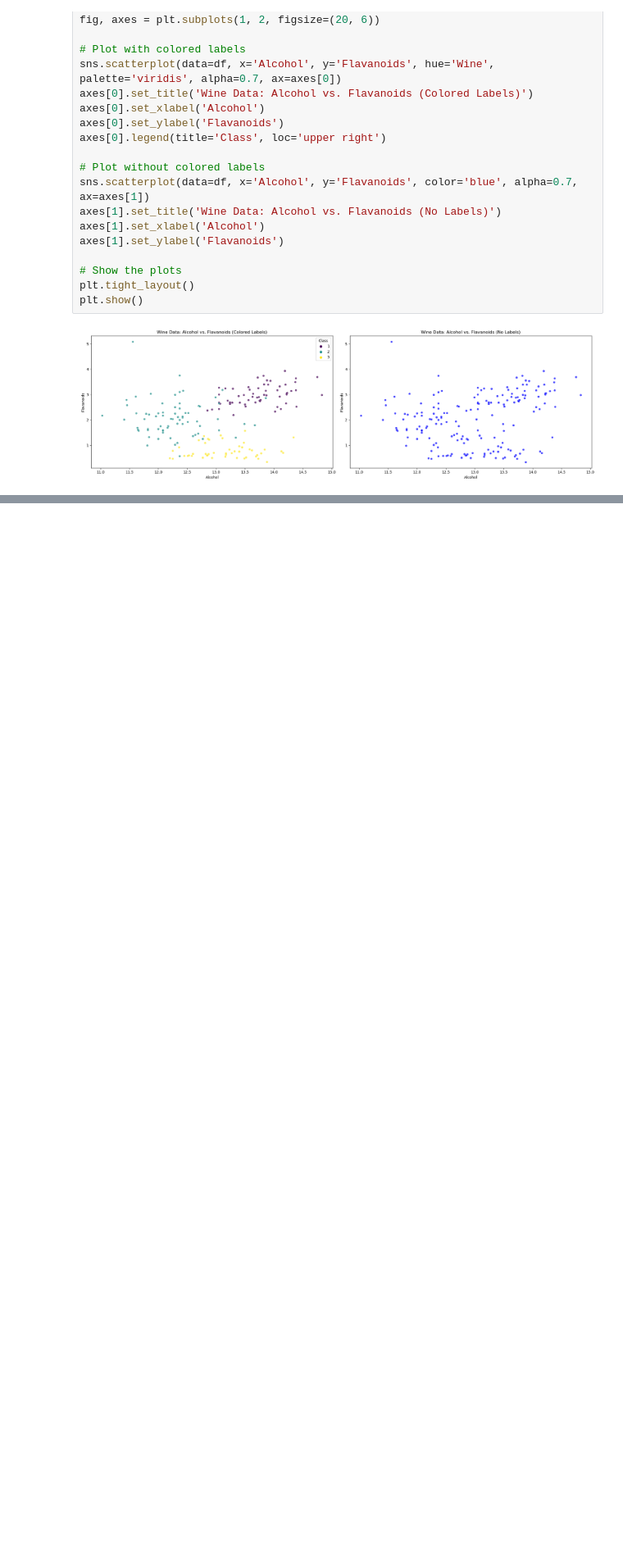
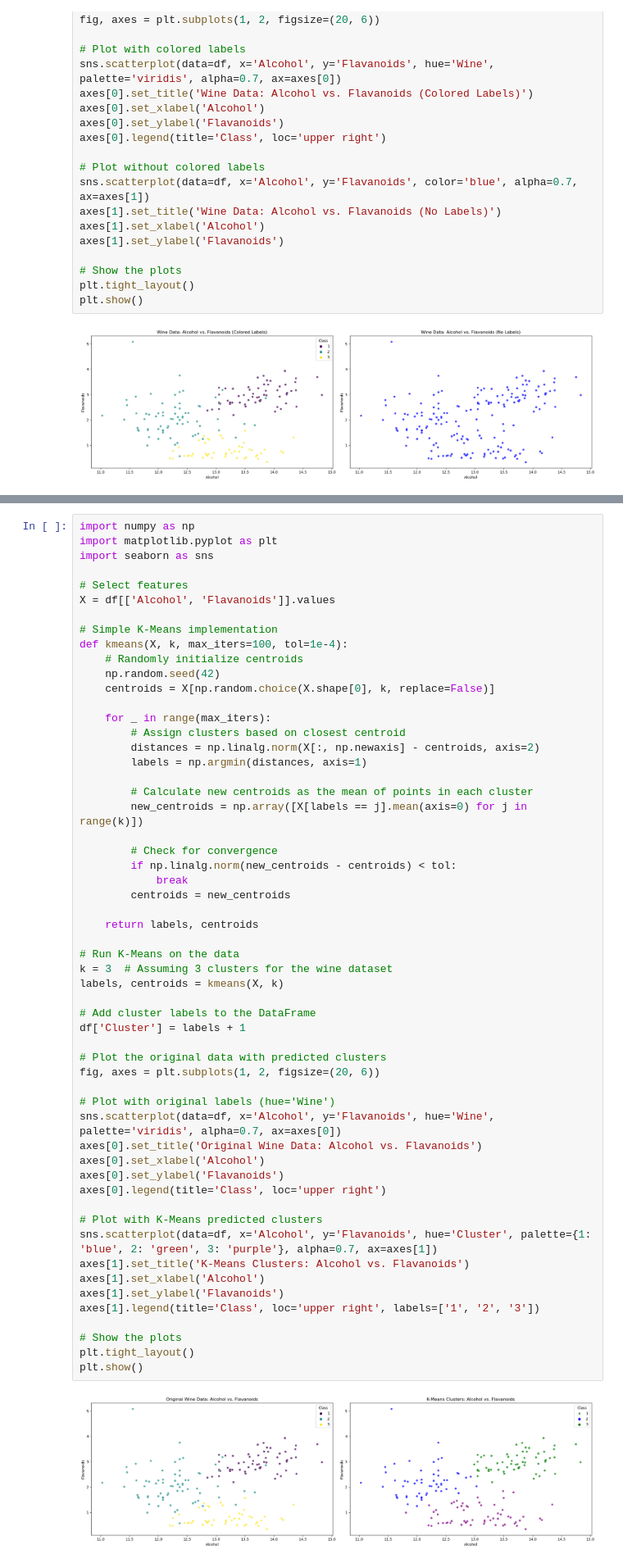
Before and after one commit to Becxster/INDE-577, a Jupyter notebook: Unsupervised Learning/K-Means Clustering/k_means_clustering.ipynb, the cells around one changed output, grey strips where cells are left out. Shown at 82% size. Saved outputs shown, nothing was run; the diff lists cells and outputs as text; blank space fills up the shorter version.

```diff
--- a/Unsupervised Learning/K-Means Clustering/k_means_clustering.ipynb
+++ b/Unsupervised Learning/K-Means Clustering/k_means_clustering.ipynb
@@ -79,0 +140,58 @@ plt.show()
+# %%
+import numpy as np
+import matplotlib.pyplot as plt
+import seaborn as sns
+
+# Select features
+X = df[['Alcohol', 'Flavanoids']].values
+
+# Simple K-Means implementation
+def kmeans(X, k, max_iters=100, tol=1e-4):
+    # Randomly initialize centroids
+    np.random.seed(42)
+    centroids = X[np.random.choice(X.shape[0], k, replace=False)]
+
+    for _ in range(max_iters):
+        # Assign clusters based on closest centroid
+        distances = np.linalg.norm(X[:, np.newaxis] - centroids, axis=2)
+        labels = np.argmin(distances, axis=1)
+
+        # Calculate new centroids as the mean of points in each cluster
+        new_centroids = np.array([X[labels == j].mean(axis=0) for j in range(k)])
+
+        # Check for convergence
+        if np.linalg.norm(new_centroids - centroids) < tol:
+            break
+        centroids = new_centroids
+
+    return labels, centroids
+
+# Run K-Means on the data
+k = 3  # Assuming 3 clusters for the wine dataset
+labels, centroids = kmeans(X, k)
+
+# Add cluster labels to the DataFrame
+df['Cluster'] = labels + 1
+
+# Plot the original data with predicted clusters
+fig, axes = plt.subplots(1, 2, figsize=(20, 6))
+
+# Plot with original labels (hue='Wine')
+sns.scatterplot(data=df, x='Alcohol', y='Flavanoids', hue='Wine', palette='viridis', alpha=0.7, ax=axes[0])
+axes[0].set_title('Original Wine Data: Alcohol vs. Flavanoids')
+axes[0].set_xlabel('Alcohol')
+axes[0].set_ylabel('Flavanoids')
+axes[0].legend(title='Class', loc='upper right')
+
+# Plot with K-Means predicted clusters
+sns.scatterplot(data=df, x='Alcohol', y='Flavanoids', hue='Cluster', palette={1: 'blue', 2: 'green', 3: 'purple'}, alpha=0.7, ax=axes[1])
+axes[1].set_title('K-Means Clusters: Alcohol vs. Flavanoids')
+axes[1].set_xlabel('Alcohol')
+axes[1].set_ylabel('Flavanoids')
+axes[1].legend(title='Class', loc='upper right', labels=['1', '2', '3'])
+
+# Show the plots
+plt.tight_layout()
+plt.show()
+# %% [output]
+[figure, added]
```
Also changed, not shown: parts of 5 cells of this notebook, 1 other file.
